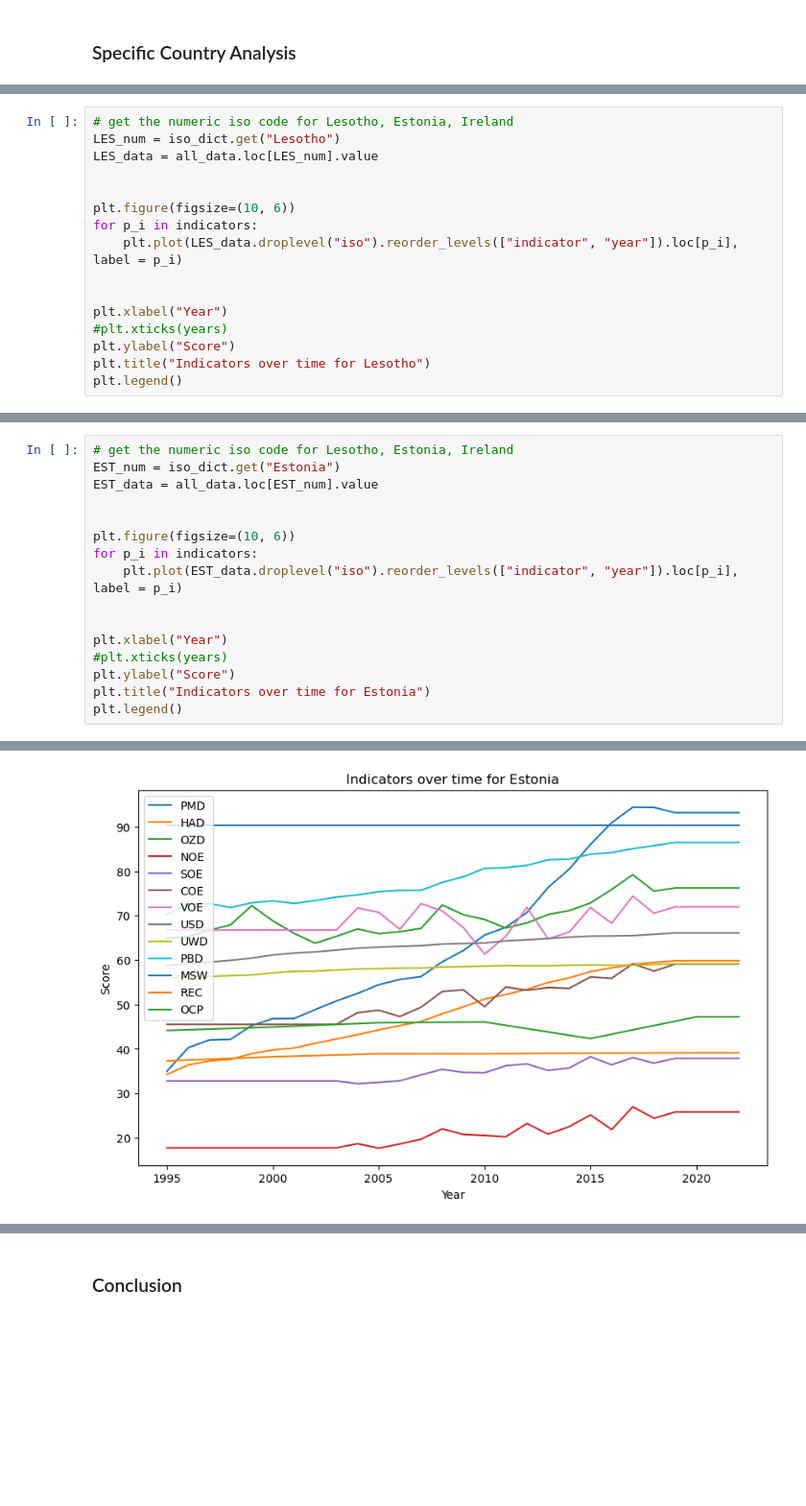
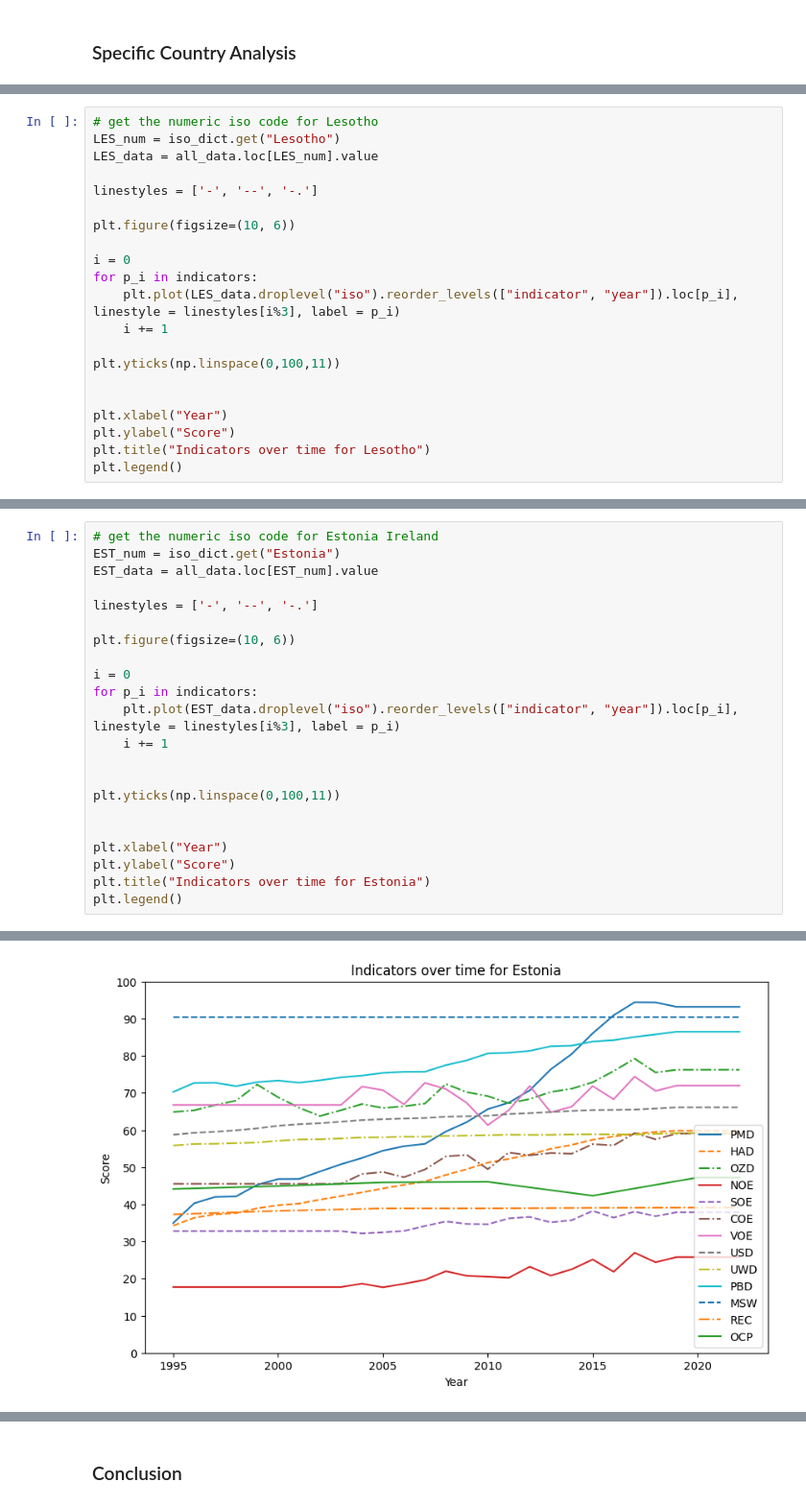
Before and after one commit to sussenbachtucker/DSCI235-Term-Project, a Jupyter notebook: DSCI235FinalProject.ipynb, the cells around one changed output, grey strips where cells are left out. Shown at 96% size. Saved outputs shown, nothing was run; the diff lists cells and outputs as text; blank space fills up the shorter version.

```diff
--- a/DSCI235FinalProject.ipynb
+++ b/DSCI235FinalProject.ipynb
@@ -466,16 +468,21 @@ Graphic of US DALY indicators over time
 # %%
-# get the numeric iso code for Lesotho, Estonia, Ireland
+# get the numeric iso code for Lesotho
 LES_num = iso_dict.get("Lesotho")
 LES_data = all_data.loc[LES_num].value
 
+linestyles = ['-', '--', '-.']
 
 plt.figure(figsize=(10, 6))
+
+i = 0
 for p_i in indicators:
-    plt.plot(LES_data.droplevel("iso").reorder_levels(["indicator", "year"]).loc[p_i], label = p_i)
+    plt.plot(LES_data.droplevel("iso").reorder_levels(["indicator", "year"]).loc[p_i], linestyle = linestyles[i%3], label = p_i)
+    i += 1
+
+plt.yticks(np.linspace(0,100,11))
 
 
 plt.xlabel("Year")
-#plt.xticks(years)
 plt.ylabel("Score")
 plt.title("Indicators over time for Lesotho")
 plt.legend()
@@ -485,22 +494,28 @@ plt.legend()
 # %%
-# get the numeric iso code for Lesotho, Estonia, Ireland
+# get the numeric iso code for Estonia Ireland
 EST_num = iso_dict.get("Estonia")
 EST_data = all_data.loc[EST_num].value
 
+linestyles = ['-', '--', '-.']
 
 plt.figure(figsize=(10, 6))
+
+i = 0
 for p_i in indicators:
-    plt.plot(EST_data.droplevel("iso").reorder_levels(["indicator", "year"]).loc[p_i], label = p_i)
+    plt.plot(EST_data.droplevel("iso").reorder_levels(["indicator", "year"]).loc[p_i], linestyle = linestyles[i%3], label = p_i)
+    i += 1
+
+
+plt.yticks(np.linspace(0,100,11))
 
 
 plt.xlabel("Year")
-#plt.xticks(years)
 plt.ylabel("Score")
 plt.title("Indicators over time for Estonia")
 plt.legend()
 # %% [output]
 <matplotlib.legend.Legend at 0x...>
-[figure, old version]
+[figure, new version]
 # %%
 # get the numeric iso code for Lesotho, Estonia, Ireland
 IRE_num = iso_dict.get("Ireland")
```
Also changed, not shown: parts of 18 cells of this notebook.
